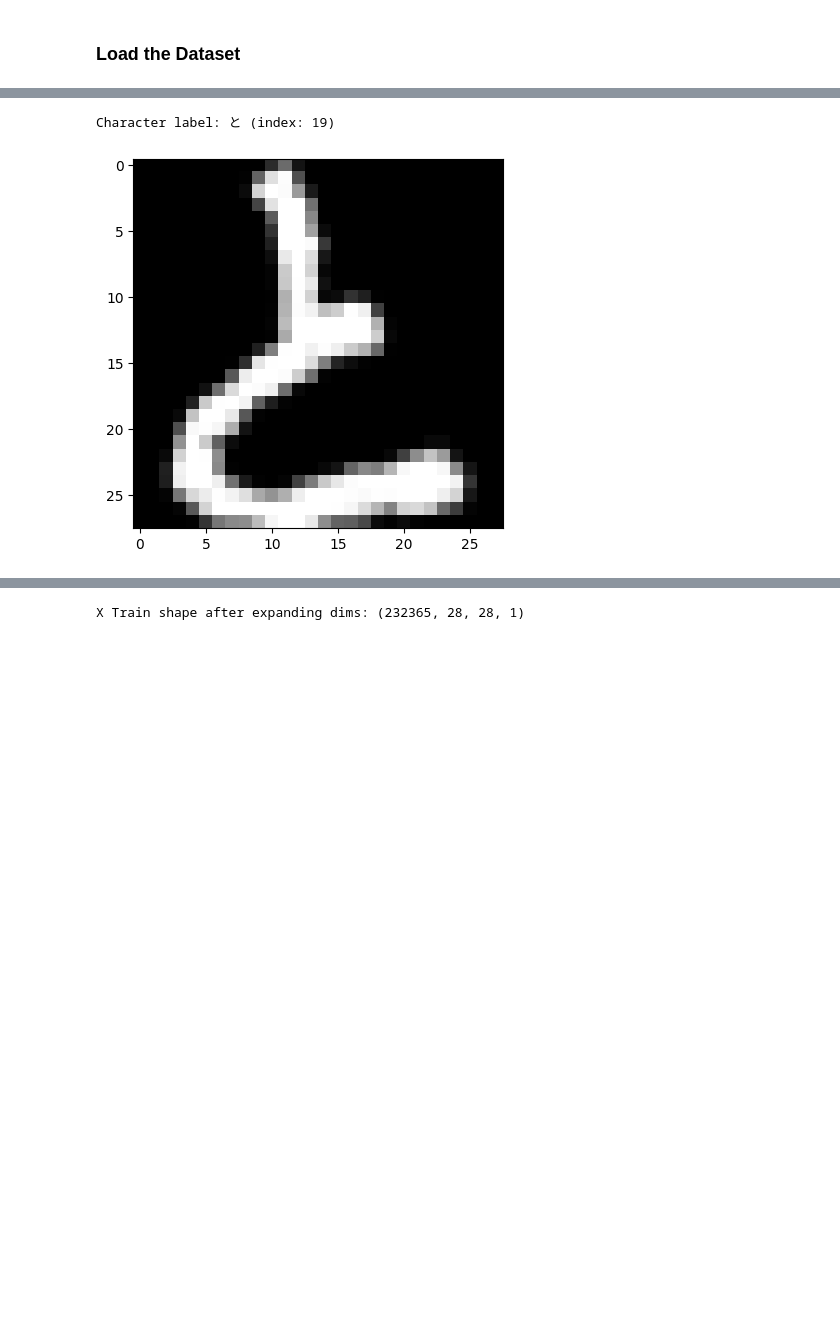
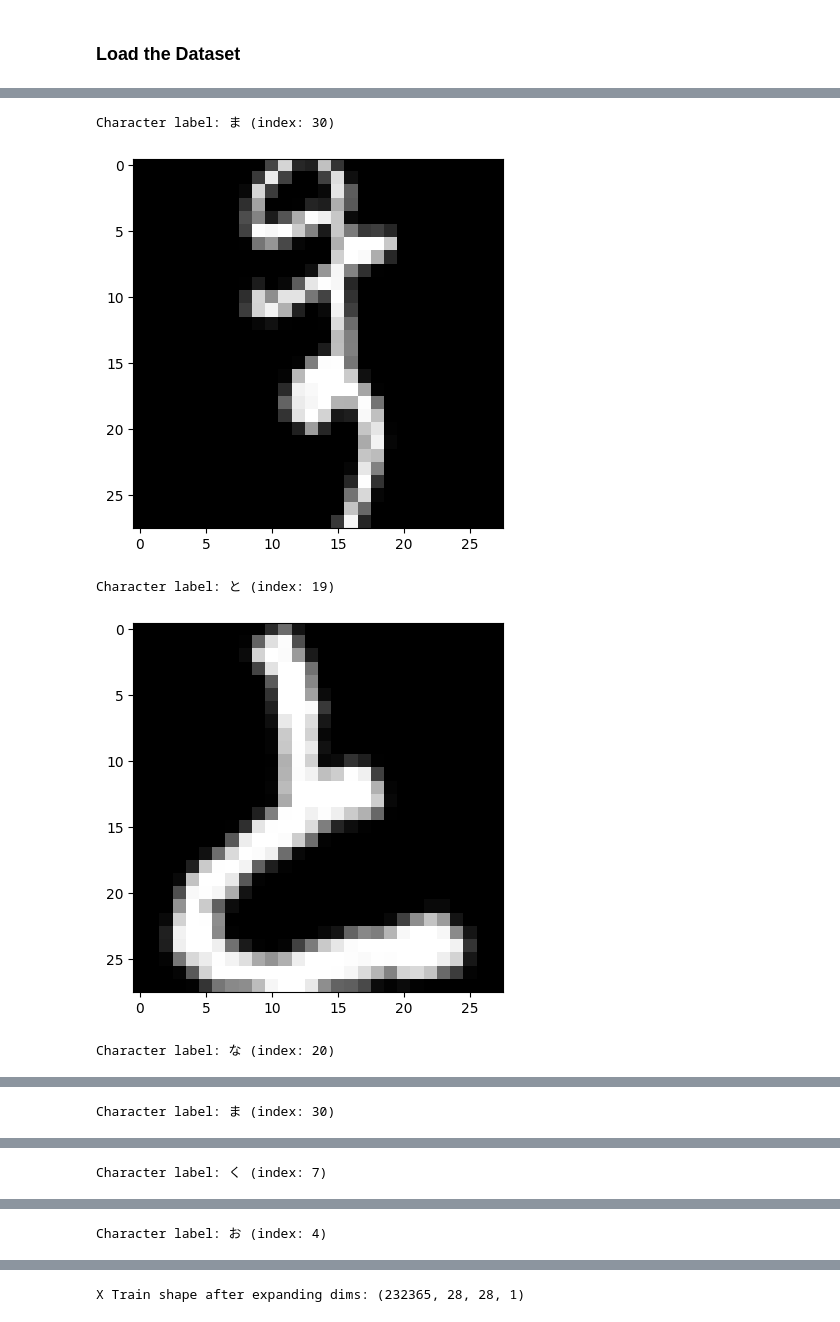
Before and after one commit to LenstraMod/AI-Laboratory-Telkom-University---Kuzushiji49-Hiragana-Recognizer, a Jupyter notebook: main.ipynb, the cells around one changed output, grey strips where cells are left out. Cells and saved outputs as stored; diff of their text form; code cells hidden in the pictures; blank space fills up the shorter version.

Commit message:
Visualization data added ver 1.2.1

```diff
--- a/main.ipynb
+++ b/main.ipynb
@@ -31,18 +36,22 @@ Y Train shape: (232365,)
-# %%
-index = 1
-k49_classmap = [
-    'あ', 'い', 'う', 'え', 'お', 'か', 'き', 'く', 'け', 'こ',
-    'さ', 'し', 'す', 'せ', 'そ', 'た', 'ち', 'つ', 'て', 'と',
-    'な', 'に', 'ぬ', 'ね', 'の', 'は', 'ひ', 'ふ', 'へ', 'ほ',
-    'ま', 'み', 'む', 'め', 'も', 'や', 'ゆ', 'よ',
-    'ら', 'り', 'る', 'れ', 'ろ', 'わ', 'ゐ', 'ゑ', 'を', 'ん', 'ゝ'
-]
-
-selected_iamge = x_train[index]
-character_name = k49_classmap[y_train[index]]
-print(f"Character label: {character_name} (index: {y_train[index]})")
-plt.imshow(selected_iamge, cmap='gray')
-plt.show()
-# %% [output]
-Character label: と (index: 19)
-[figure, removed]
+# %%
+index = 1
+k49_classmap = [
+    'あ', 'い', 'う', 'え', 'お', 'か', 'き', 'く', 'け', 'こ',
+    'さ', 'し', 'す', 'せ', 'そ', 'た', 'ち', 'つ', 'て', 'と',
+    'な', 'に', 'ぬ', 'ね', 'の', 'は', 'ひ', 'ふ', 'へ', 'ほ',
+    'ま', 'み', 'む', 'め', 'も', 'や', 'ゆ', 'よ',
+    'ら', 'り', 'る', 'れ', 'ろ', 'わ', 'ゐ', 'ゑ', 'を', 'ん', 'ゝ'
+]
+
+for i in range(6):
+    selected_iamge = x_train[i]
+    character_name = k49_classmap[y_train[i]]
+    print(f"Character label: {character_name} (index: {y_train[i]})")
+    plt.imshow(selected_iamge, cmap='gray')
+    plt.show()
+# %% [output]
+Character label: ま (index: 30)
+[figure, added]
+Character label: と (index: 19)
+[figure, added]
+Character label: な (index: 20)
@@ -48,0 +59 @@ Character label: と (index: 19)
+Character label: ま (index: 30)
@@ -48,0 +61 @@ Character label: と (index: 19)
+Character label: く (index: 7)
@@ -48,0 +63 @@ Character label: と (index: 19)
+Character label: お (index: 4)
```
Also changed, not shown: parts of 9 cells of this notebook, 4 other files.
